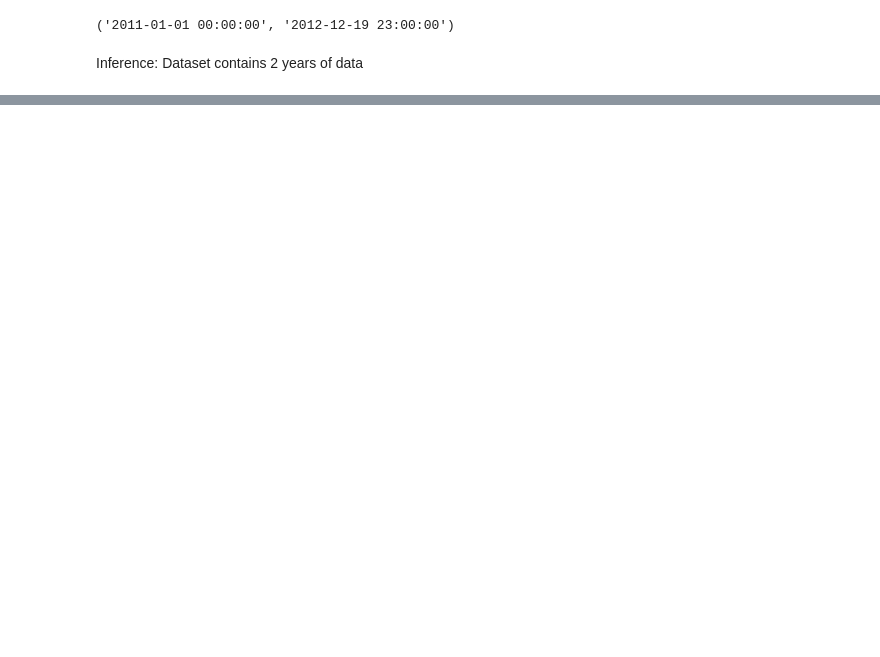
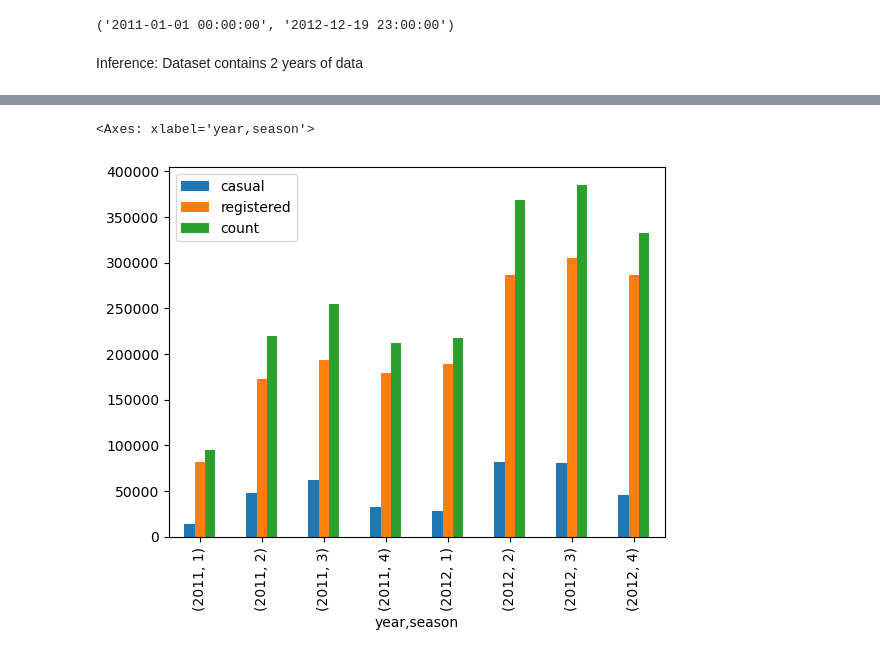
Before and after one commit to muthuganeshece/Business-Case-Study, a Jupyter notebook: Yulu/Notebook/Yulu_HypothesisTesting.ipynb, the cells around one changed output, grey strips where cells are left out. Drawn from its saved outputs; the diff is of its cells as text; code cells hidden in the pictures; blank space fills up the shorter version.

```diff
--- a/Yulu/Notebook/Yulu_HypothesisTesting.ipynb
+++ b/Yulu/Notebook/Yulu_HypothesisTesting.ipynb
@@ -84,0 +122,5 @@ Inference: Dataset contains 2 years of data
+# %%
+data.groupby(['year', 'season'])[['casual', 'registered', 'count']].sum().plot(kind='bar')
+# %% [output]
+<Axes: xlabel='year,season'>
+[figure, added]
```
Also changed, not shown: parts of 12 cells of this notebook.
